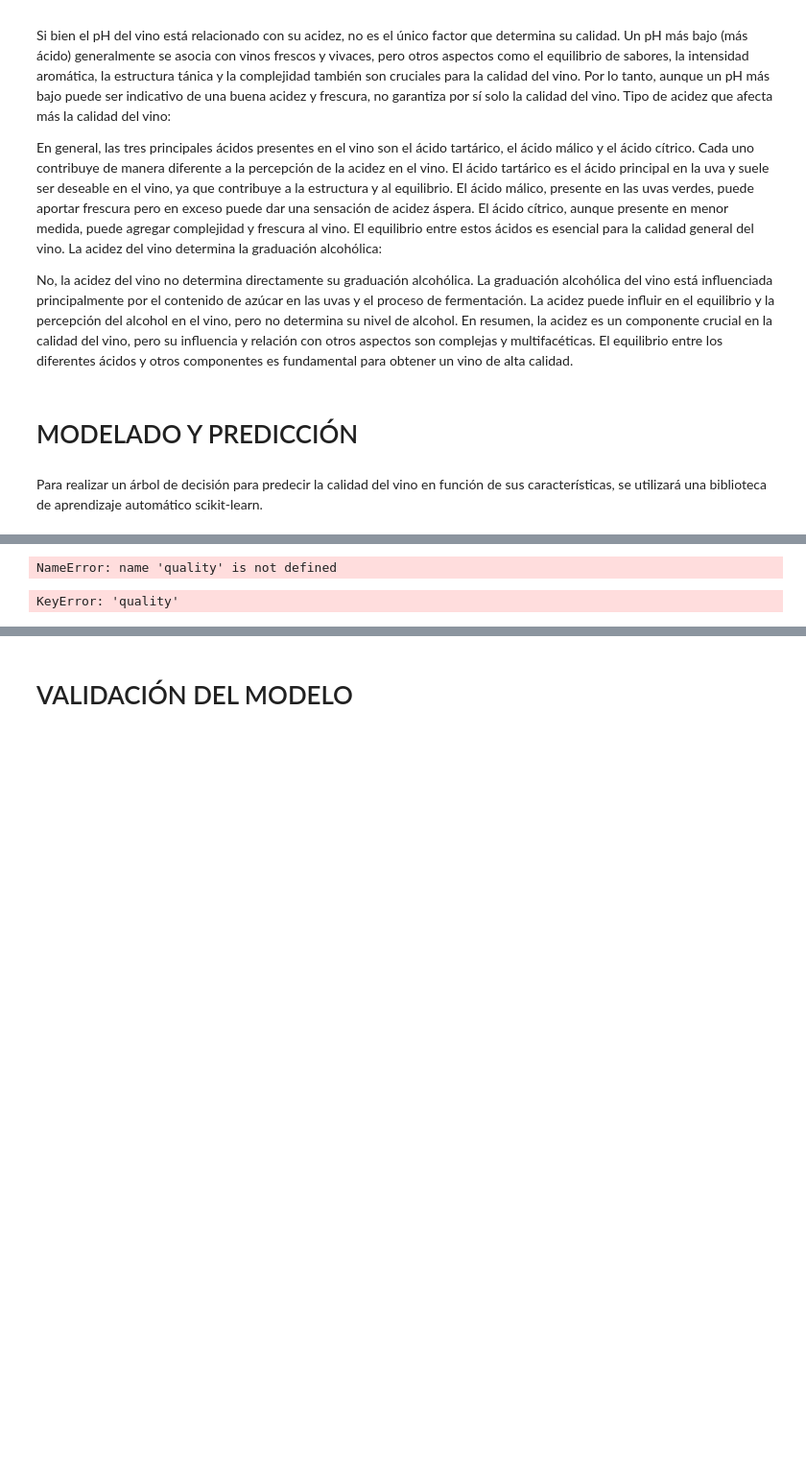
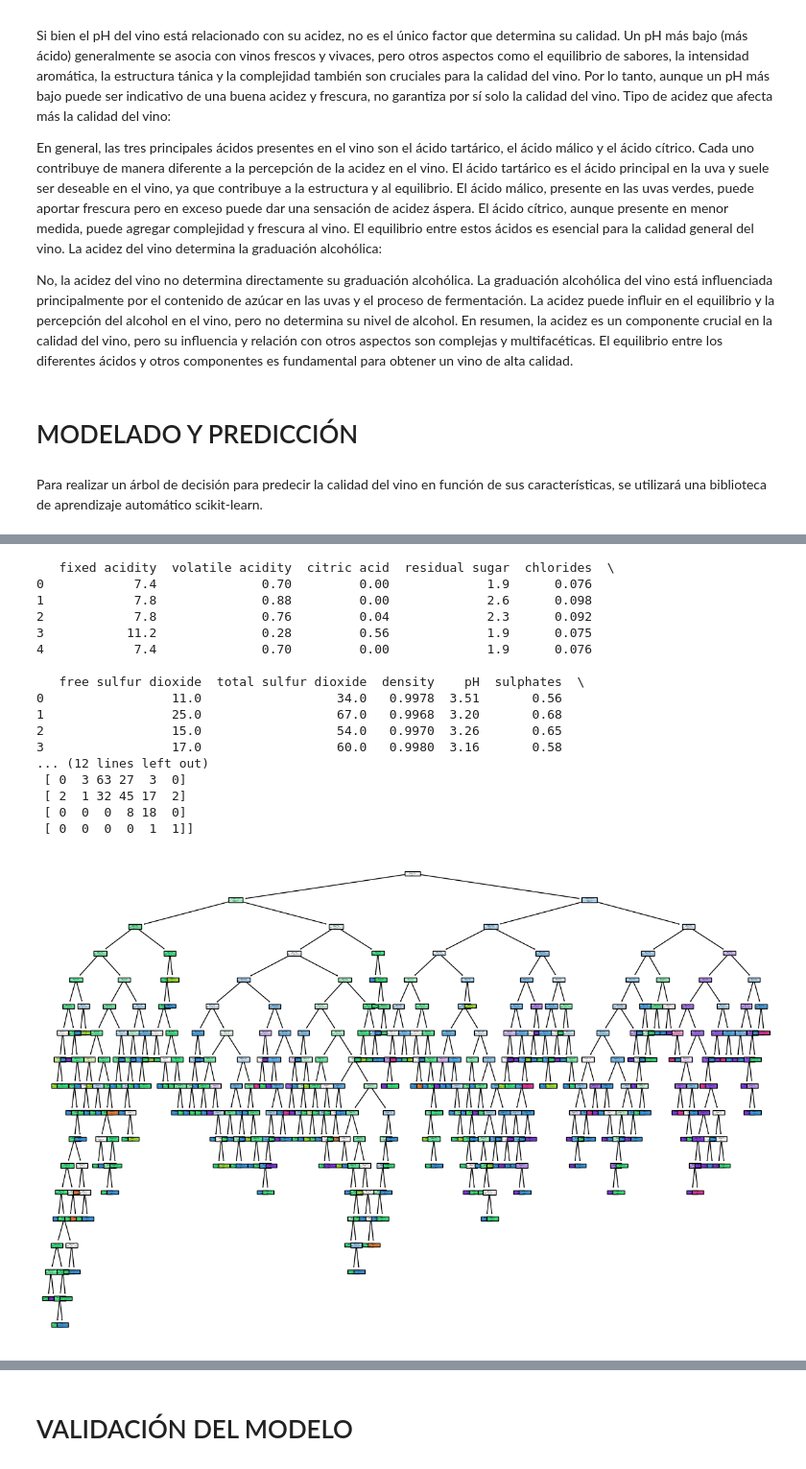
Before and after one commit to Carocschall/CoderHouse, a Jupyter notebook: TF.ipynb, the cells around one changed output, grey strips where cells are left out. Shown at 96% size. Saved outputs shown, nothing was run; the diff lists cells and outputs as text; code cells hidden in the pictures; blank space fills up the shorter version.

```diff
--- a/TF.ipynb
+++ b/TF.ipynb
@@ -798,40 +851,63 @@ from sklearn.model_selection import train_test_split
 # %%
-# División de los datos en características (X) y variable objetivo (y)
-X = quality.data
-y = quality.target
+import pandas as pd
+from sklearn.model_selection import train_test_split
+from sklearn.tree import DecisionTreeClassifier
+from sklearn.metrics import accuracy_score, confusion_matrix
+from sklearn.tree import plot_tree
+import matplotlib.pyplot as plt
 
-# URL del archivo CSV
-url = 'https://raw.githubusercontent.com/Carocschall/CoderHouse/main/WineQT.csv'
+# Cargar los datos desde el archivo CSV
+url = "https://raw.githubusercontent.com/Carocschall/CoderHouse/main/WineQT.csv"
+data = pd.read_csv(url)
 
-# Lee el archivo CSV desde la URL
-df = pd.read_csv(url, sep=',', header=None)
+# Verificar los primeros registros para entender la estructura de los datos
+print(data.head())
 
-# Análisis de datos
-print(df.head())
+# Separar las características (X) y la variable objetivo (y)
+X = data.drop('quality', axis=1)
+y = data['quality']
 
-# División de los datos en conjuntos de entrenamiento y prueba
+# Dividir los datos en conjuntos de entrenamiento y prueba
 X_train, X_test, y_train, y_test = train_test_split(X, y, test_size=0.2, random_state=42)
 
-# Creación de un clasificador de árbol de decisión
-clf = DecisionTreeClassifier()
+# Crear el clasificador de árbol de decisión
+clf = DecisionTreeClassifier(random_state=42)
 
-# Entrenamos el clasificador utilizando los datos de entrenamiento
+# Entrenar el modelo
 clf.fit(X_train, y_train)
 
-# Predicciones en el conjunto de prueba
+# Predecir en el conjunto de prueba
 y_pred = clf.predict(X_test)
 
-# Calculamos la precisión del modelo
+# Calcular la precisión del modelo
 accuracy = accuracy_score(y_test, y_pred)
-print("Precisión:", accuracy)
+print("Precisión del modelo:", accuracy)
 
-# Muestra de un informe de clasificación detallado
-print("\nInforme de Clasificación:")
-print(classification_report(y_test, y_pred))
+# Mostrar la matriz de confusión
+conf_matrix = confusion_matrix(y_test, y_pred)
+print("Matriz de confusión:")
+print(conf_matrix)
 
-# Visualizamos el árbol de decisión
-plt.figure(figsize=(15, 10))
-plot_tree(clf, filled=True, feature_names=quality.feature_names, class_names=quality.target_names)
+# Visualizar el árbol de decisión
+plt.figure(figsize=(15,10))
+plot_tree(clf, filled=True, feature_names=X.columns, class_names=['3','4','5','6','7','8'])
 plt.show()
 # %% [output]
-NameError: name 'quality' is not defined
+   fixed acidity  volatile acidity  citric acid  residual sugar  chlorides  \
+0            7.4              0.70         0.00             1.9      0.076
+1            7.8              0.88         0.00             2.6      0.098
+2            7.8              0.76         0.04             2.3      0.092
+3           11.2              0.28         0.56             1.9      0.075
+4            7.4              0.70         0.00             1.9      0.076
+
+   free sulfur dioxide  total sulfur dioxide  density    pH  sulphates  \
+0                 11.0                  34.0   0.9978  3.51       0.56
+1                 25.0                  67.0   0.9968  3.20       0.68
+2                 15.0                  54.0   0.9970  3.26       0.65
+3                 17.0                  60.0   0.9980  3.16       0.58
+... (12 lines left out)
+ [ 0  3 63 27  3  0]
+ [ 2  1 32 45 17  2]
+ [ 0  0  0  8 18  0]
+ [ 0  0  0  0  1  1]]
+[figure, added]
@@ -850,6 +913,0 @@ _ = tree.plot_tree(clf,feature_names=iris.feature_names,
-# %%
-
-# Accede a la columna 'quality'
-quality_column = df['quality']
-# %% [output]
-KeyError: 'quality'
```
Also changed, not shown: parts of 6 cells of this notebook.
